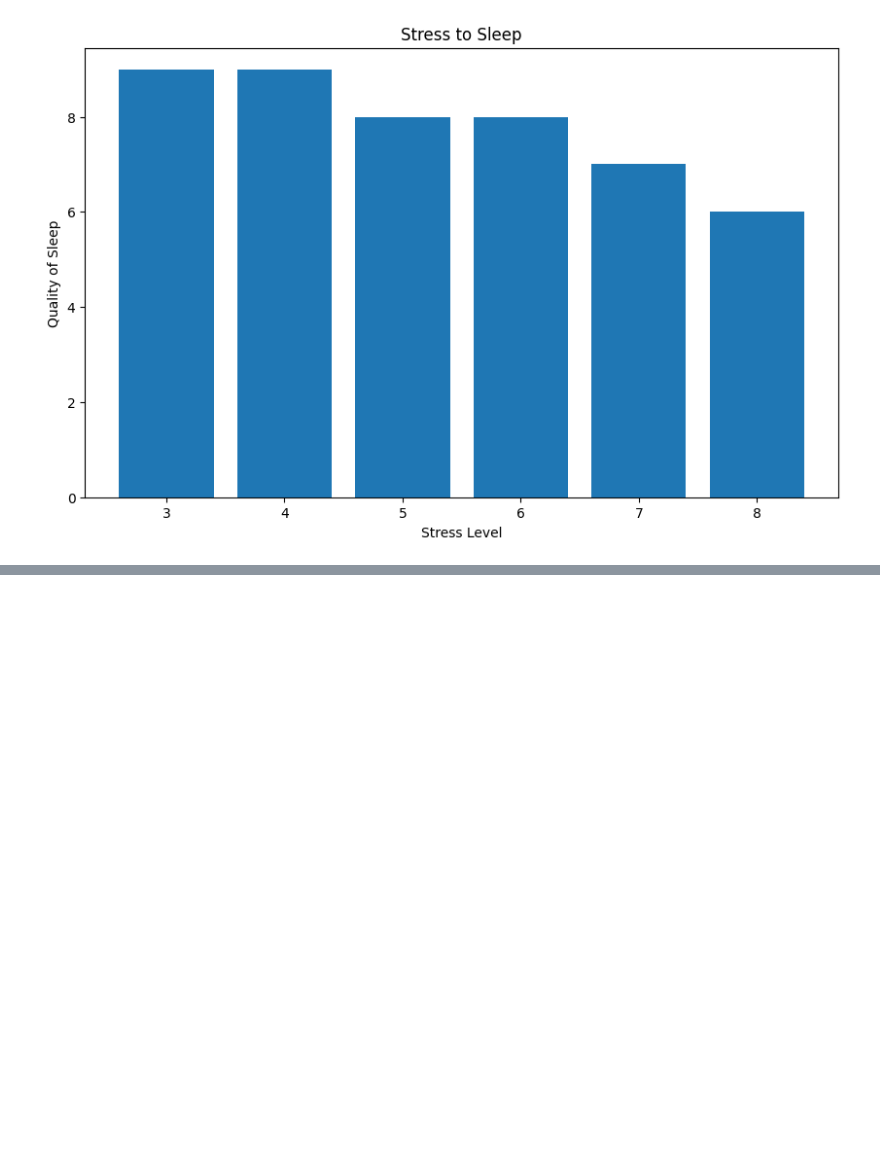
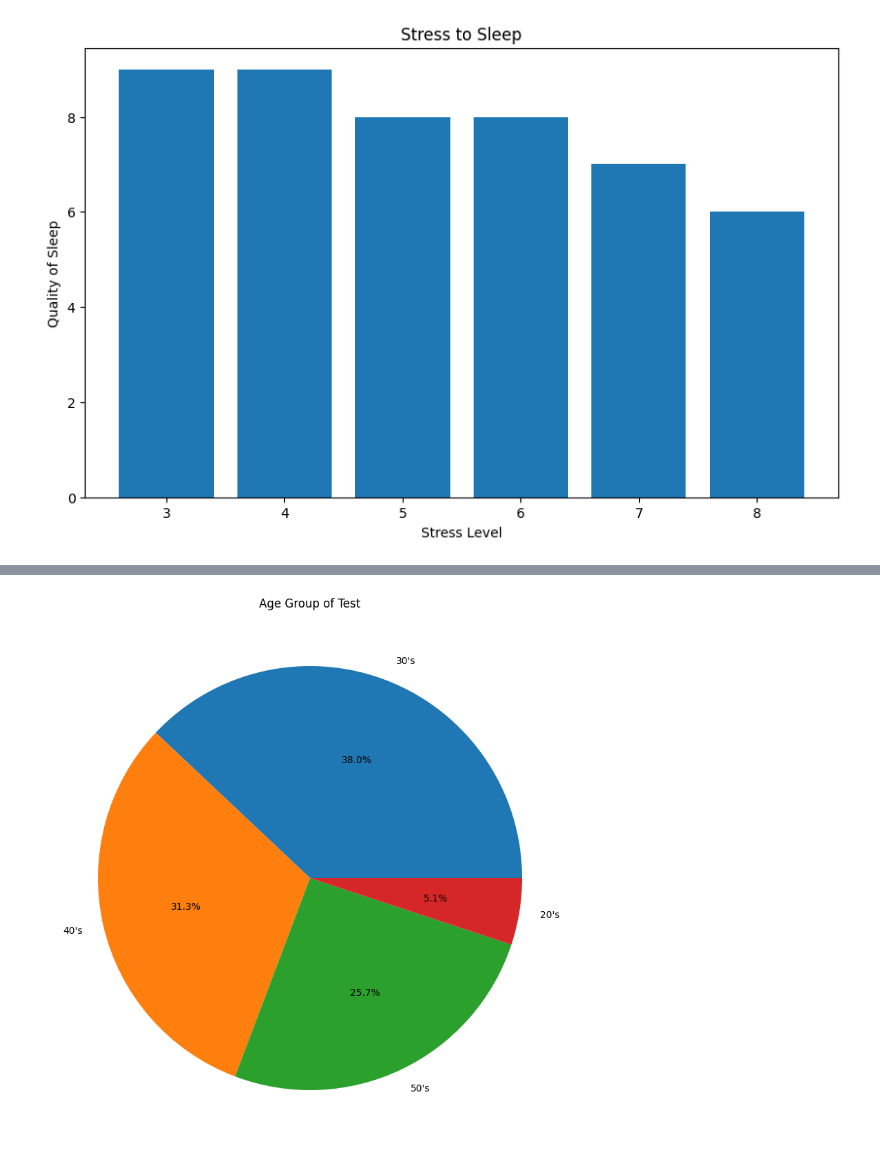
Before and after one commit to xkr2990s/kakao-tech-bootcamp, a Jupyter notebook: 0710/KTB_Day7_GenAI_Practice.ipynb, the cells around one changed output, grey strips where cells are left out. Saved outputs shown, nothing was run; the diff lists cells and outputs as text; code cells hidden in the pictures; blank space fills up the shorter version.

```diff
--- a/0710/KTB_Day7_GenAI_Practice.ipynb
+++ b/0710/KTB_Day7_GenAI_Practice.ipynb
@@ -96,0 +98,26 @@ plt.show()
+# %%
+# 4. 파이차트
+def age_group(age):
+  if 10 <= age < 20:
+    return '10\'s'
+  elif 20<= age < 30:
+    return '20\'s'
+  elif 30<= age < 40:
+    return '30\'s'
+  elif 40<= age < 50:
+    return '40\'s'
+  elif 50<= age < 60:
+    return '50\'s'
+  else:
+    return 'Over 60\'s'
+
+data['Age Group'] = data['Age'].apply(age_group)
+age_grade = data['Age Group'].value_counts().reset_index()
+
+plt.figure(figsize=(10,10))
+plt.pie(x=age_grade['count'], labels=age_grade['Age Group'], autopct='%1.1f%%')
+
+plt.title("Age Group of Test")
+plt.show()
+# %% [output]
+[figure, added]
```
Also changed, not shown: parts of 8 cells of this notebook.
